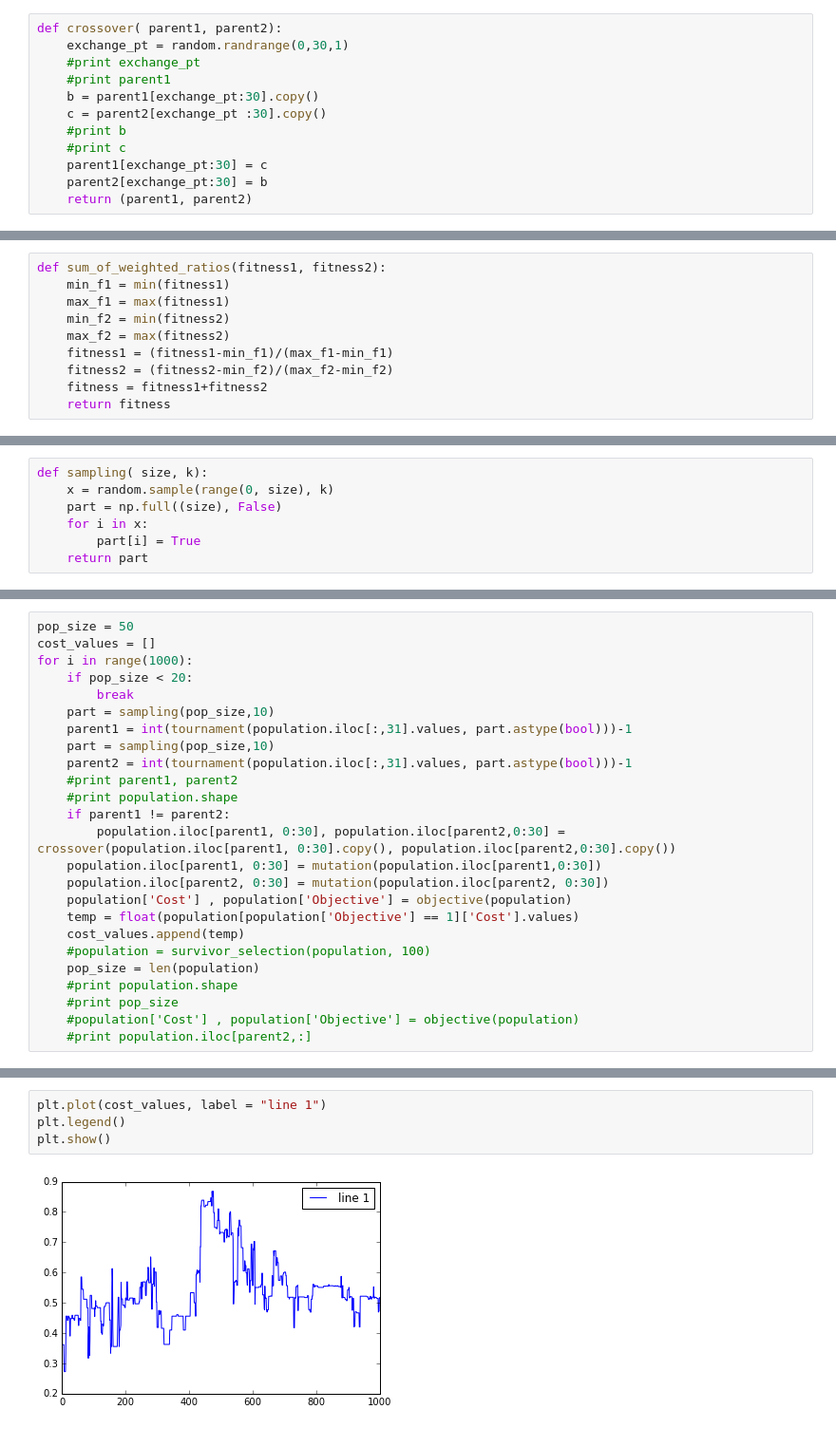
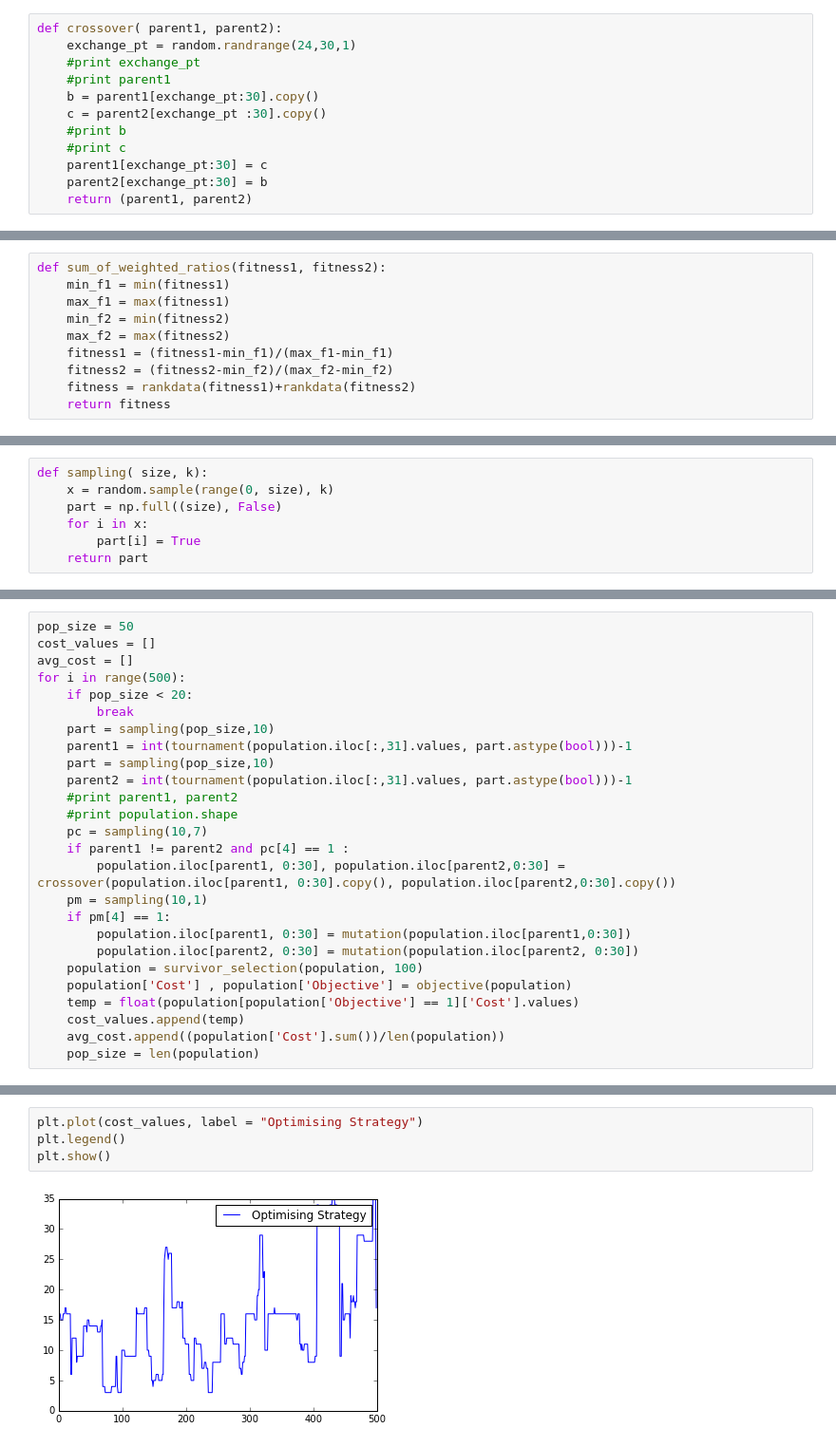
Before and after one commit to tanvidadu/Genetic-Algorithm, a Jupyter notebook: GeneticAlgorithm.ipynb, the cells around one changed output, grey strips where cells are left out. Shown: that part at 95% size. Saved outputs shown, nothing was run; the diff lists cells and outputs as text.

```diff
--- a/GeneticAlgorithm.ipynb
+++ b/GeneticAlgorithm.ipynb
@@ -35,7 +35,7 @@ def mutation( chromosome):
     return chromosome
 # %%
 def crossover( parent1, parent2):
-    exchange_pt = random.randrange(0,30,1)
+    exchange_pt = random.randrange(24,30,1)
     #print exchange_pt
     #print parent1
     b = parent1[exchange_pt:30].copy()
@@ -83,7 +83,7 @@ def sum_of_weighted_ratios(fitness1, fitness2):
     max_f2 = max(fitness2)
     fitness1 = (fitness1-min_f1)/(max_f1-min_f1)
     fitness2 = (fitness2-min_f2)/(max_f2-min_f2)
-    fitness = fitness1+fitness2
+    fitness = rankdata(fitness1)+rankdata(fitness2)
     return fitness
 # %%
 fitness = sum_of_weighted_ratios(np.array(fitness1_calculation(population)), np.array(fitness2_calculation(population)))
@@ -147,7 +148,8 @@ print tournament(population.iloc[:,31].values, part.astype(bool))
 # %%
 pop_size = 50
 cost_values = []
-for i in range(1000):
+avg_cost = []
+for i in range(500):
     if pop_size < 20:
         break
     part = sampling(pop_size,10)
@@ -156,19 +158,19 @@ for i in range(1000):
     parent2 = int(tournament(population.iloc[:,31].values, part.astype(bool)))-1
     #print parent1, parent2
     #print population.shape
-    if parent1 != parent2:
+    pc = sampling(10,7)
+    if parent1 != parent2 and pc[4] == 1 :
         population.iloc[parent1, 0:30], population.iloc[parent2,0:30] = crossover(population.iloc[parent1, 0:30].copy(), population.iloc[parent2,0:30].copy())
-    population.iloc[parent1, 0:30] = mutation(population.iloc[parent1,0:30])
-    population.iloc[parent2, 0:30] = mutation(population.iloc[parent2, 0:30])
+    pm = sampling(10,1)
+    if pm[4] == 1:
+        population.iloc[parent1, 0:30] = mutation(population.iloc[parent1,0:30])
+        population.iloc[parent2, 0:30] = mutation(population.iloc[parent2, 0:30])
+    population = survivor_selection(population, 100)
     population['Cost'] , population['Objective'] = objective(population)
     temp = float(population[population['Objective'] == 1]['Cost'].values)
     cost_values.append(temp)
-    #population = survivor_selection(population, 100)
+    avg_cost.append((population['Cost'].sum())/len(population))
     pop_size = len(population)
-    #print population.shape
-    #print pop_size
-    #population['Cost'] , population['Objective'] = objective(population)
-    #print population.iloc[parent2,:]
 # %%
 cost_values
 # %% [output]
@@ -192,6 +194,6 @@ cost_values
 # %%
-plt.plot(cost_values, label = "line 1")
+plt.plot(cost_values, label = "Optimising Strategy")
 plt.legend()
 plt.show()
 # %% [output]
-[figure, old version]
+[figure, new version]
```
Also changed, not shown: parts of 7 cells of this notebook.
